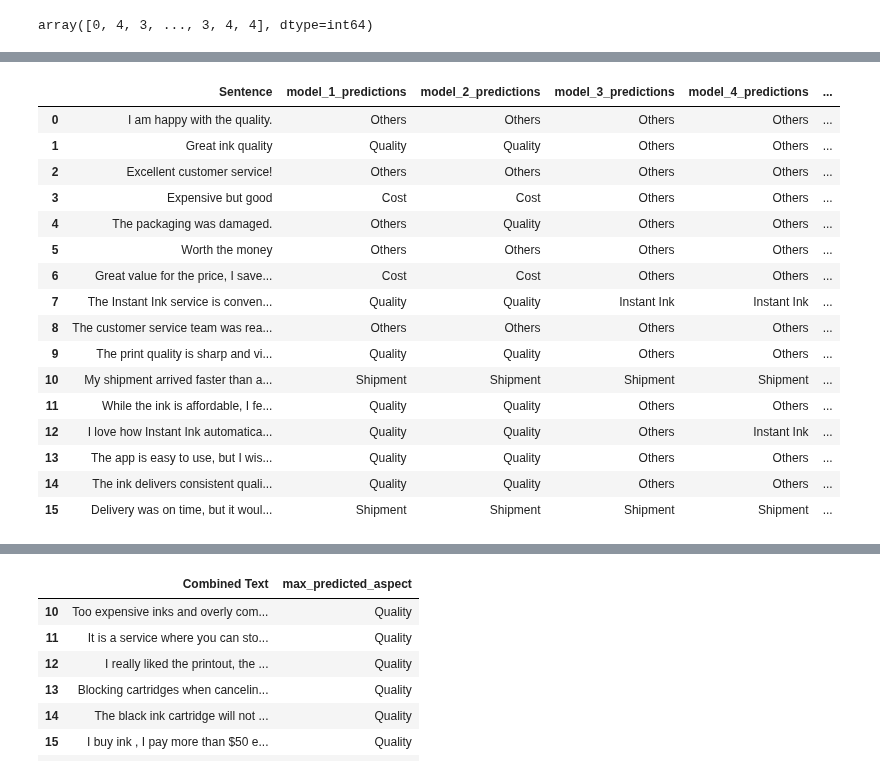
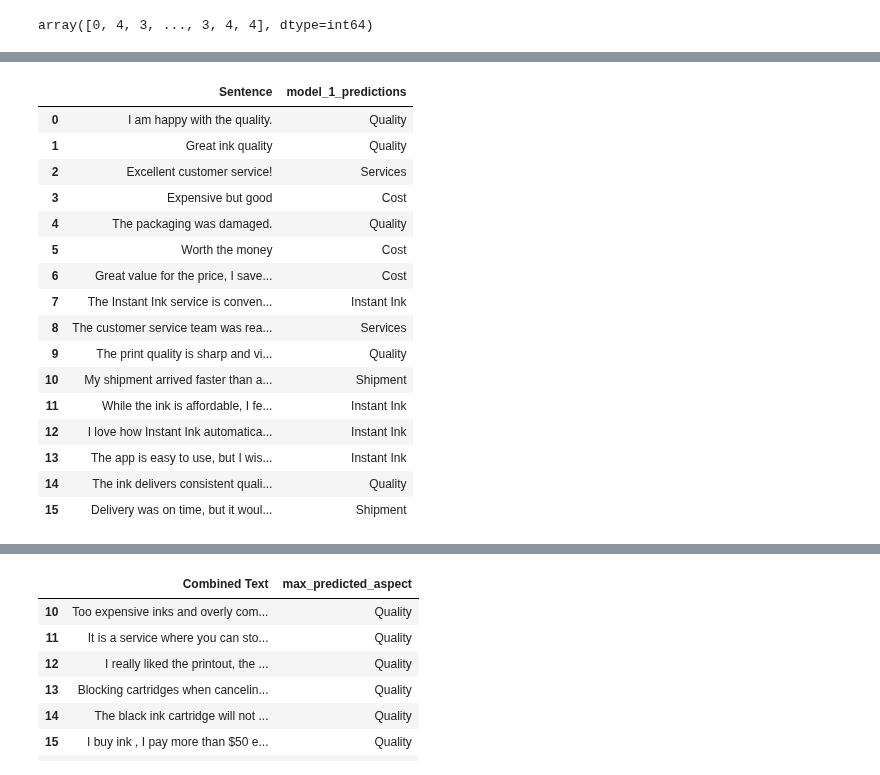
Before and after one commit to wd686/InkSightAnalyzer, a Jupyter notebook: distilbert (category).ipynb, the cells around one changed output, grey strips where cells are left out. Drawn from its saved outputs; the diff is of its cells as text; code cells hidden in the pictures.

```diff
--- a/distilbert (category).ipynb
+++ b/distilbert (category).ipynb
@@ -408,6 +419,7 @@ plot_training_curves(trainer)
 # %%
 model_paths = {
-    'model_1': 'models/models/distilbert aspect classification 131024'
+    'model_1': 'models/distilbert aspect classification 131024'
+}
 
 aspect_labels = ['Cost', 'Instant Ink', 'Quality', 'Services', 'Shipment']
 
@@ -453,49 +465,49 @@ test_sentences = [
     "I am happy with the quality.",
     "Great ink quality",
     "Excellent customer service!",
     "Expensive but good",
     "The packaging was damaged.",
     "Worth the money",
     "Great value for the price, I saved a lot compared to buying cartridges in stores.",
     "The Instant Ink service is convenient, but sometimes the ink arrives a little later than expected.",
     "The customer service team was really helpful when I had issues with my account.",
     "The print quality is sharp and vibrant, especially for photos and color documents.",
     "My shipment arrived faster than anticipated, well-packaged and in perfect condition.",
     "While the ink is affordable, I feel like I go through cartridges quicker than expected.",
     "I love how Instant Ink automatically ships new cartridges when I'm running low.",
     "The app is easy to use, but I wish it had more detailed tracking options for ink usage.",
     "The ink delivers consistent quality across different types of paper, even on glossy finishes.",
     "Delivery was on time, but it would be great to have an express shipping option for emergencies."
 ]
 
 results_df = pd.DataFrame(test_sentences, columns=['Sentence'])
 
 # Prepare to store predictions
 for model_key in model_paths.keys():
     # Get predictions for the current model
     predictions = get_predictions(models[model_key], tokenizers[model_key], results_df['Sentence'].tolist())
 
     # Add predictions to the DataFrame
     results_df[f'{model_key}_predictions'] = predictions
 
 results_df
 # %% [output]
-|  | Sentence | model_1_predictions | model_2_predictions | model_3_predictions | model_4_predictions | ... |
-| 0 | I am happy with the quality. | Others | Others | Others | Others | ... |
-| 1 | Great ink quality | Quality | Quality | Others | Others | ... |
-| 2 | Excellent customer service! | Others | Others | Others | Others | ... |
-| 3 | Expensive but good | Cost | Cost | Others | Others | ... |
-| 4 | The packaging was damaged. | Others | Quality | Others | Others | ... |
-| 5 | Worth the money | Others | Others | Others | Others | ... |
-| 6 | Great value for the price, I save... | Cost | Cost | Others | Others | ... |
-| 7 | The Instant Ink service is conven... | Quality | Quality | Instant Ink | Instant Ink | ... |
-| 8 | The customer service team was rea... | Others | Others | Others | Others | ... |
-| 9 | The print quality is sharp and vi... | Quality | Quality | Others | Others | ... |
-| 10 | My shipment arrived faster than a... | Shipment | Shipment | Shipment | Shipment | ... |
-| 11 | While the ink is affordable, I fe... | Quality | Quality | Others | Others | ... |
-| 12 | I love how Instant Ink automatica... | Quality | Quality | Others | Instant Ink | ... |
-| 13 | The app is easy to use, but I wis... | Quality | Quality | Others | Others | ... |
-| 14 | The ink delivers consistent quali... | Quality | Quality | Others | Others | ... |
-| 15 | Delivery was on time, but it woul... | Shipment | Shipment | Shipment | Shipment | ... |
+|  | Sentence | model_1_predictions |
+| 0 | I am happy with the quality. | Quality |
+| 1 | Great ink quality | Quality |
+| 2 | Excellent customer service! | Services |
+| 3 | Expensive but good | Cost |
+| 4 | The packaging was damaged. | Quality |
+| 5 | Worth the money | Cost |
+| 6 | Great value for the price, I save... | Cost |
+| 7 | The Instant Ink service is conven... | Instant Ink |
+| 8 | The customer service team was rea... | Services |
+| 9 | The print quality is sharp and vi... | Quality |
+| 10 | My shipment arrived faster than a... | Shipment |
+| 11 | While the ink is affordable, I fe... | Instant Ink |
+| 12 | I love how Instant Ink automatica... | Instant Ink |
+| 13 | The app is easy to use, but I wis... | Instant Ink |
+| 14 | The ink delivers consistent quali... | Quality |
+| 15 | Delivery was on time, but it woul... | Shipment |
 # %%
 model_paths = {
```
Also changed, not shown: parts of 5 cells of this notebook.
